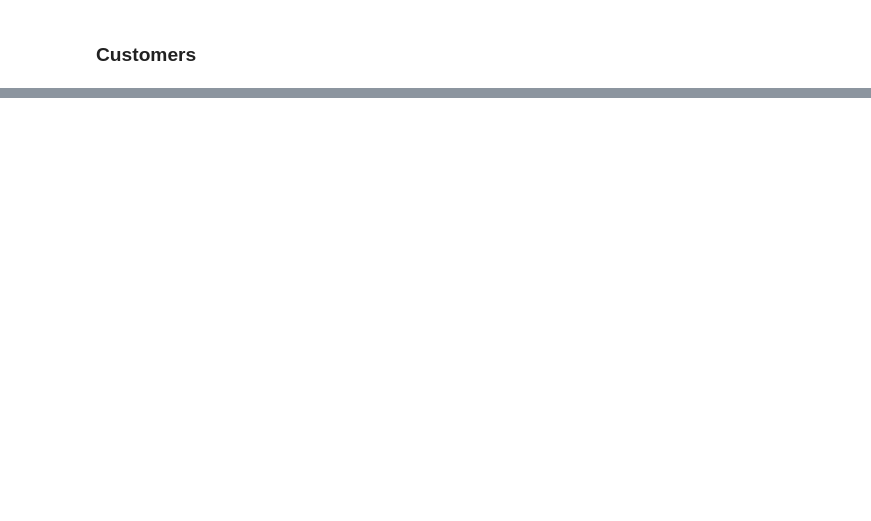
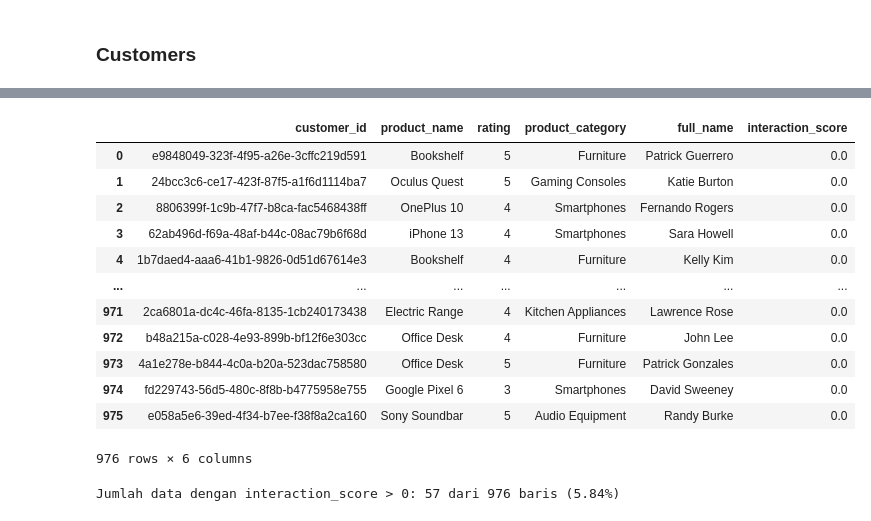
Before and after one commit to heriswaya/MLT-Project-1-and-2, a Jupyter notebook: rekomendasi_barang.ipynb, the cells around one changed output, grey strips where cells are left out. Cells and saved outputs as stored; diff of their text form; code cells hidden in the pictures; blank space fills up the shorter version.

```diff
--- a/rekomendasi_barang.ipynb
+++ b/rekomendasi_barang.ipynb
@@ -241,0 +408,8 @@ memory usage: 468.9+ KB
+# %%
+# Ambil data unik produk dari transactions
+product_features = transactions[['product_name', 'product_category']].dropna().drop_duplicates()
+
+# Gabungkan dengan data rating
+ratings_df = ratings_df.merge(product_features, on='product_name', how='left')
+
+ratings_df.head()
@@ -241,0 +455,7 @@ memory usage: 468.9+ KB
+# %%
+# Tambahkan nama lengkap user dari reviews
+user_names = reviews[['customer_id', 'full_name']].drop_duplicates()
+
+# Gabungkan ke data rating
+ratings_df = ratings_df.merge(user_names, on='customer_id', how='left')
+ratings_df
@@ -241,0 +476,57 @@ memory usage: 468.9+ KB
+# %%
+# 1. Ambil daftar nama produk unik dari ratings_df
+produk_terdaftar = ratings_df['product_name'].dropna().unique()
+
+# 2. Filter interactions agar hanya yang page_or_product ada di daftar tersebut
+filtered_interactions = interactions[interactions['page_or_product'].isin(produk_terdaftar)].copy()
+
+# 3. Hitung interaction_score = jumlah interaksi per user per produk
+interaction_score = (
+    filtered_interactions
+    .groupby(['customer_id', 'page_or_product'])
+    .size()
+    .reset_index(name='interaction_score')
+)
+
+# 4. Gabungkan ke ratings_df
+ratings_with_interaction = ratings_df.merge(
+    interaction_score,
+    left_on=['customer_id', 'product_name'],
+    right_on=['customer_id', 'page_or_product'],
+    how='left'
+)
+
+# 5. Hilangkan kolom duplikat dan isi NaN dengan 0
+ratings_with_interaction.drop(columns=['page_or_product'], inplace=True)
+ratings_with_interaction['interaction_score'] = ratings_with_interaction['interaction_score'].fillna(0)
+
+# Cek hasilnya
+ratings_with_interaction
+# %% [output]
+|  | customer_id | product_name | rating | product_category | full_name | interaction_score |
+| 0 | e9848049-323f-4f95-a26e-3cffc219d591 | Bookshelf | 5 | Furniture | Patrick Guerrero | 0.0 |
+| 1 | 24bcc3c6-ce17-423f-87f5-a1f6d1114ba7 | Oculus Quest | 5 | Gaming Consoles | Katie Burton | 0.0 |
+| 2 | 8806399f-1c9b-47f7-b8ca-fac5468438ff | OnePlus 10 | 4 | Smartphones | Fernando Rogers | 0.0 |
+| 3 | 62ab496d-f69a-48af-b44c-08ac79b6f68d | iPhone 13 | 4 | Smartphones | Sara Howell | 0.0 |
+| 4 | 1b7daed4-aaa6-41b1-9826-0d51d67614e3 | Bookshelf | 4 | Furniture | Kelly Kim | 0.0 |
+| ... | ... | ... | ... | ... | ... | ... |
+| 971 | 2ca6801a-dc4c-46fa-8135-1cb240173438 | Electric Range | 4 | Kitchen Appliances | Lawrence Rose | 0.0 |
+| 972 | b48a215a-c028-4e93-899b-bf12f6e303cc | Office Desk | 4 | Furniture | John Lee | 0.0 |
+| 973 | 4a1e278e-b844-4c0a-b20a-523dac758580 | Office Desk | 5 | Furniture | Patrick Gonzales | 0.0 |
+| 974 | fd229743-56d5-480c-8f8b-b4775958e755 | Google Pixel 6 | 3 | Smartphones | David Sweeney | 0.0 |
+| 975 | e058a5e6-39ed-4f34-b7ee-f38f8a2ca160 | Sony Soundbar | 5 | Audio Equipment | Randy Burke | 0.0 |
+976 rows × 6 columns
+# %%
+# Hitung jumlah baris dengan interaction_score > 0
+jumlah_positif = (ratings_with_interaction['interaction_score'] > 0).sum()
+
+# Total baris dalam ratings_with_interaction
+total_baris = len(ratings_with_interaction)
+
+# Hitung persentase
+persentase = jumlah_positif / total_baris * 100
+
+# Tampilkan hasil
+print(f"Jumlah data dengan interaction_score > 0: {jumlah_positif} dari {total_baris} baris ({persentase:.2f}%)")
+# %% [output]
+Jumlah data dengan interaction_score > 0: 57 dari 976 baris (5.84%)
```
Also changed, not shown: parts of 40 cells of this notebook.
